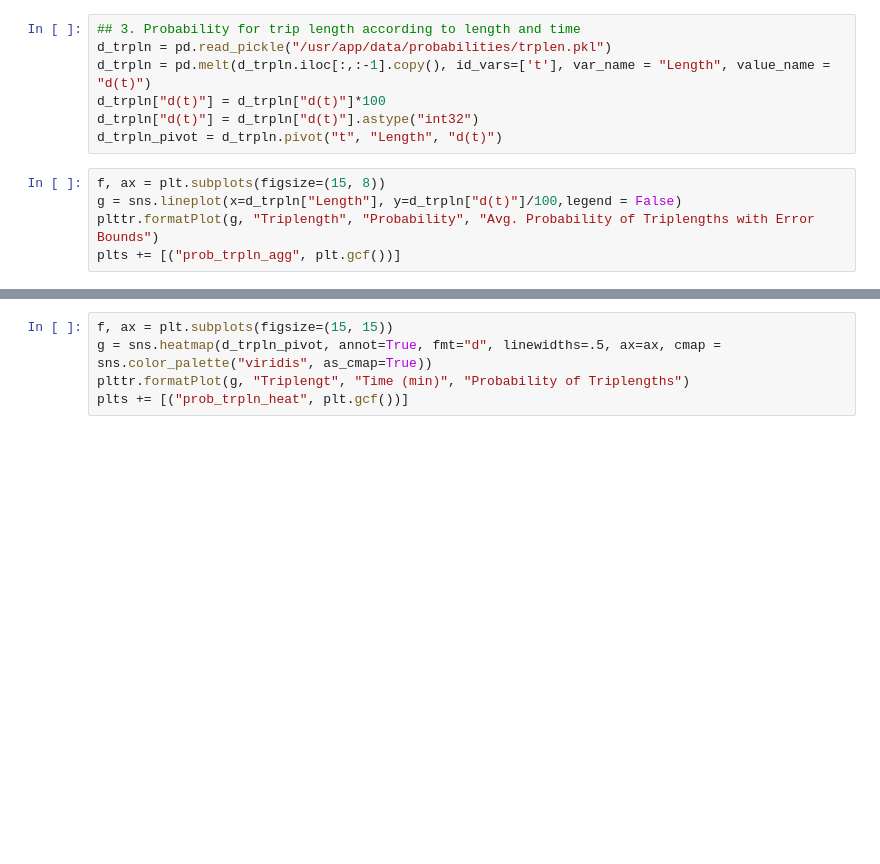
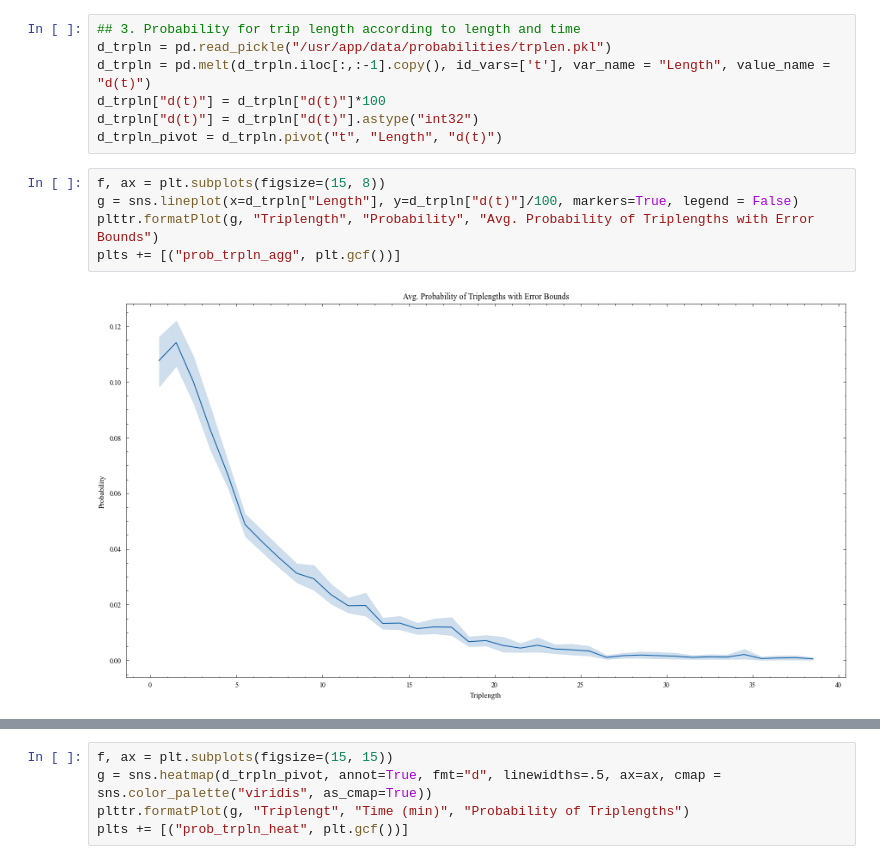
Before and after one commit to thummelt/master-thesis, a Jupyter notebook: code/src/Visualization.ipynb, the cells around one changed output, grey strips where cells are left out. Saved outputs shown, nothing was run; the diff lists cells and outputs as text; blank space fills up the shorter version.

```diff
--- a/code/src/Visualization.ipynb
+++ b/code/src/Visualization.ipynb
@@ -82,9 +82,11 @@ d_trpln["d(t)"] = d_trpln["d(t)"].astype("int32")
 d_trpln_pivot = d_trpln.pivot("t", "Length", "d(t)")
 # %%
 f, ax = plt.subplots(figsize=(15, 8))
-g = sns.lineplot(x=d_trpln["Length"], y=d_trpln["d(t)"]/100,legend = False)
+g = sns.lineplot(x=d_trpln["Length"], y=d_trpln["d(t)"]/100, markers=True, legend = False)
 plttr.formatPlot(g, "Triplength", "Probability", "Avg. Probability of Triplengths with Error Bounds")
 plts += [("prob_trpln_agg", plt.gcf())]
+# %% [output]
+[figure, added]
 # %%
 g = sns.FacetGrid(d_trpln, col="t", col_wrap = 6)
 g.map_dataframe(sns.barplot, x="Length", y="d(t)")
```
Also changed, not shown: parts of 13 cells of this notebook, 1 other file.
